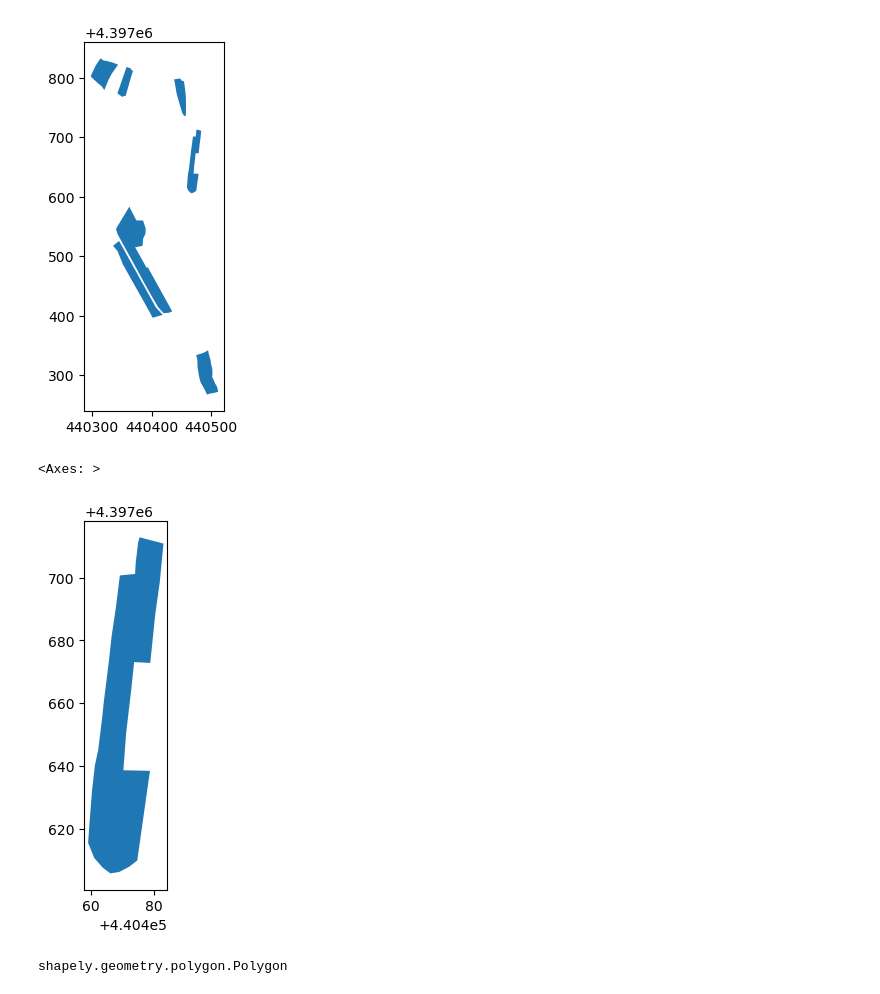
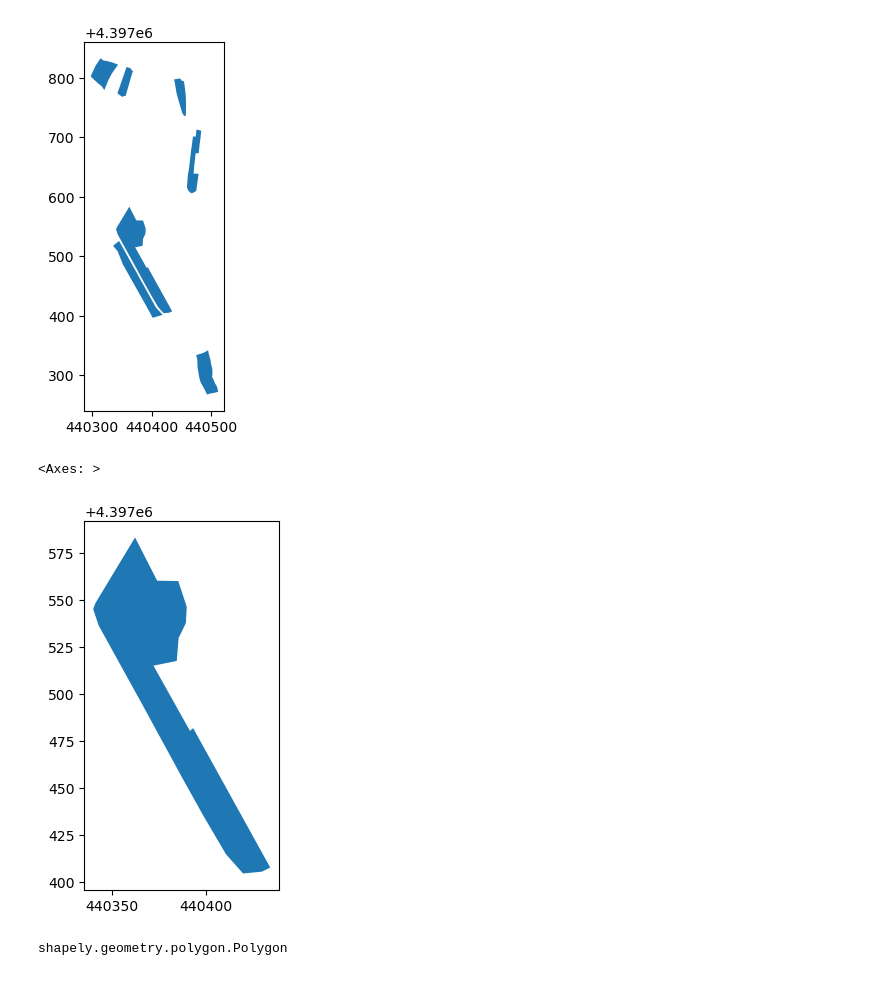
Before and after one commit to Teayyyy/CPP_on_Mountainous_Hilly_Field, a Jupyter notebook: Scratch/test_split_convex.ipynb, the cells around one changed output. Saved outputs shown, nothing was run; the diff lists cells and outputs as text; code cells hidden in the pictures.

```diff
--- a/Scratch/test_split_convex.ipynb
+++ b/Scratch/test_split_convex.ipynb
@@ -14,11 +14,11 @@ all_land.plot()
 [figure]
 # %%
 # 获取一个凹边形
-single_land = CPP_Planner_Kit.get_single_shp(all_land, 2)
+single_land = CPP_Planner_Kit.get_single_shp(all_land, 6)
 single_land.plot()
 # %% [output]
 <Axes: >
-[figure, old version]
+[figure, new version]
 # %%
 single_polygon = single_land.geometry.iloc[0]
 type(single_polygon)
```
Also changed, not shown: parts of 16 cells of this notebook, 2 other files.
